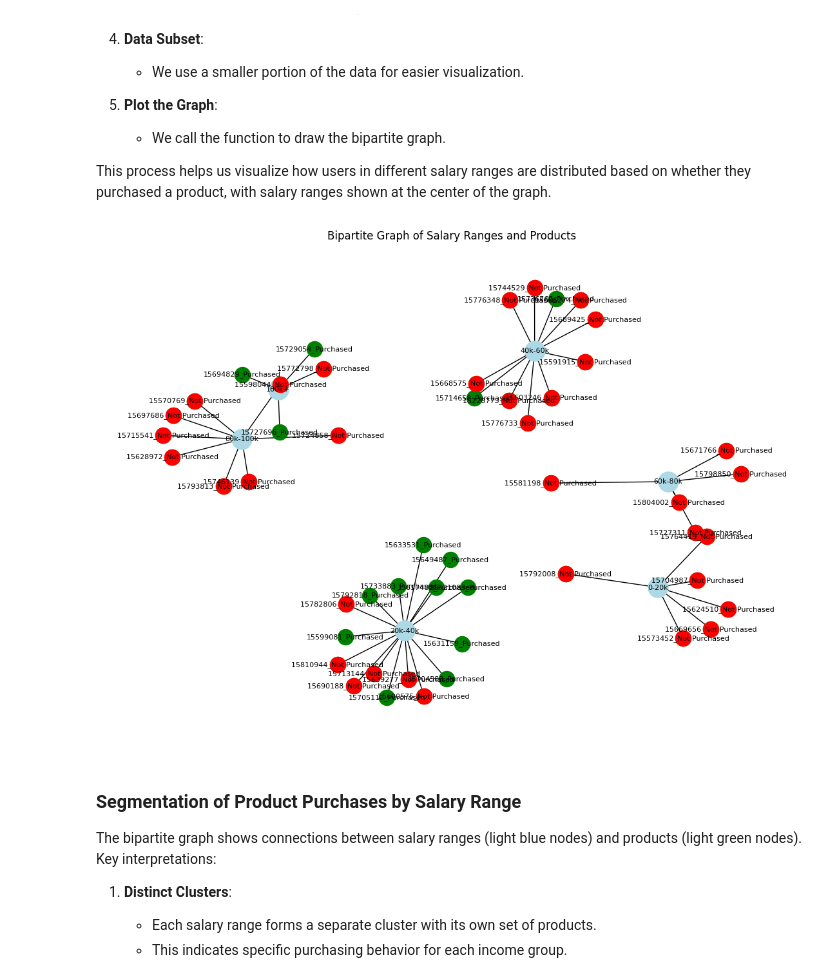
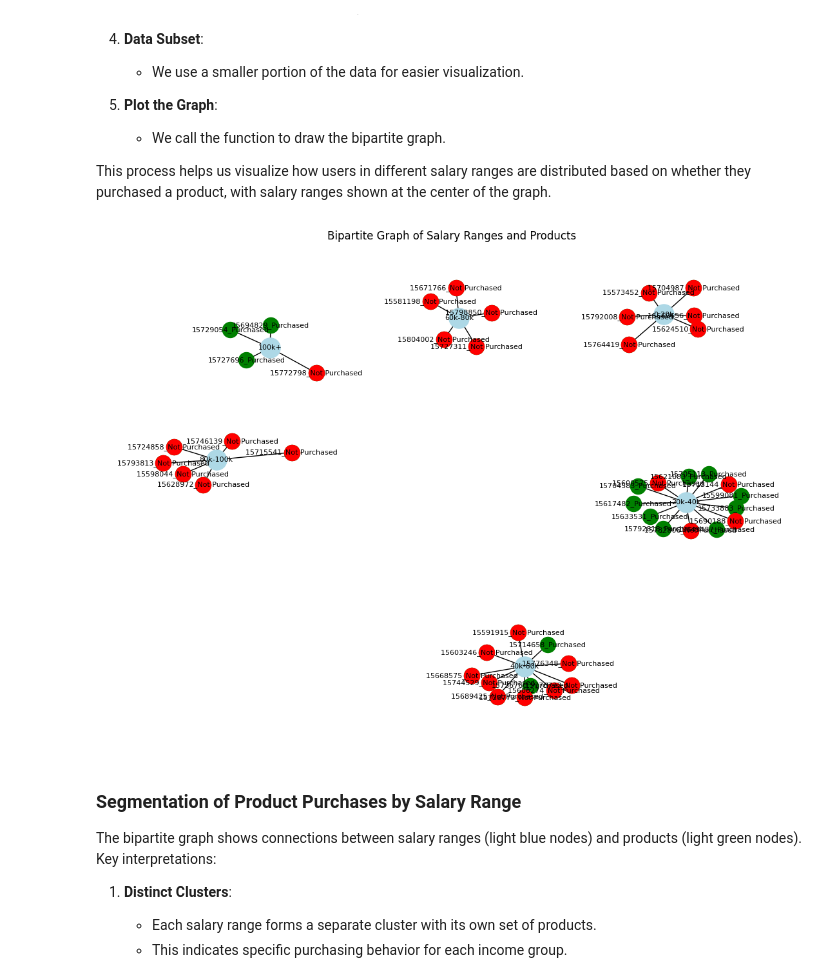
Before and after one commit to hbedros/centrality-measures, a Jupyter notebook: Social_Network_Ads_Main_Analysis.ipynb, the cells around one changed output. Cells and saved outputs as stored; diff of their text form; code cells hidden in the pictures.

```diff
--- a/Social_Network_Ads_Main_Analysis.ipynb
+++ b/Social_Network_Ads_Main_Analysis.ipynb
@@ -267,11 +267,11 @@ This process helps us visualize how users in different salary ranges are distrib
 # Define salary ranges
 salary_ranges = {
     '0-20k': (0, 20000),
-    '20k-40k': (20000, 40000),
-    '40k-60k': (40000, 60000),
-    '60k-80k': (60000, 80000),
-    '80k-100k': (80000, 100000),
-    '100k+': (100000, float('inf'))
+    '20k-40k': (20001, 40000),
+    '40k-60k': (40001, 60000),
+    '60k-80k': (60001, 80000),
+    '80k-100k': (80001, 100000),
+    '100k+': (100001, float('inf'))
 }
 
 # Function to get salary range
@@ -298,36 +298,36 @@ def plot_salary_range_product_graph(data, salary_ranges):
             g5.add_edge(salary_range_name, user_node)
 
     plt.figure(figsize=(14, 10))
-    pos = nx.spring_layout(g5, seed=42, k=0.3)
+    pos = nx.spring_layout(g5, seed=42, k=0.2)
 
     # Separating the nodes by type for distinction
     salary_range_nodes = [node for node, node_data in g5.nodes(data=True) if node_data['type'] == 'salary_range']
     purchased_nodes = [node for node, node_data in g5.nodes(data=True) if 'Purchased' in node]
     not_purchased_nodes = [node for node, node_data in g5.nodes(data=True) if 'Not Purchased' in node]
 
     # Draw the nodes
     nx.draw_networkx_nodes(g5, pos, nodelist=salary_range_nodes, node_color='lightblue', node_size=500, label='Salary Range')
     nx.draw_networkx_nodes(g5, pos, nodelist=purchased_nodes, node_color='green', node_size=300, label='Purchased')
     nx.draw_networkx_nodes(g5, pos, nodelist=not_purchased_nodes, node_color='red', node_size=300, label='Not Purchased')
 
     # Draw the edges
     nx.draw_networkx_edges(g5, pos)
 
     # Draw the labels
     nx.draw_networkx_labels(g5, pos, font_size=8)
 
     # Customization
     plt.title('Bipartite Graph of Salary Ranges and Products')
     plt.axis('off')
     plt.show()
 
 # Subset of the data for the graph
 data1 = data.head(50)
 
 # Plot
 plot_salary_range_product_graph(data1, salary_ranges)
 # %% [output]
-[figure, old version]
+[figure, new version]
 # %% [markdown]
 ### Segmentation of Product Purchases by Salary Range
 The bipartite graph shows connections between salary ranges (light blue nodes) and products (light green nodes). Key interpretations:
```
